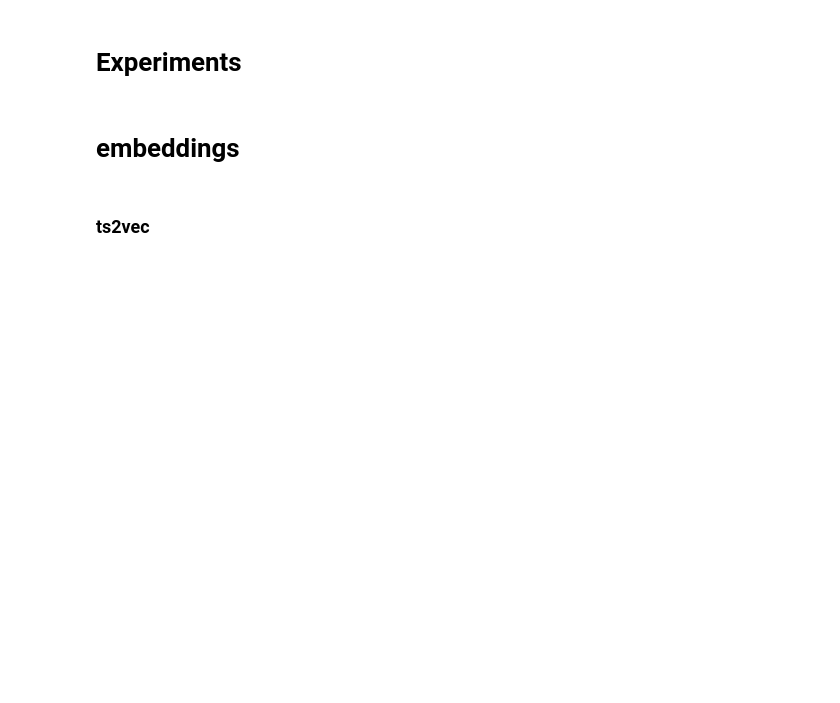
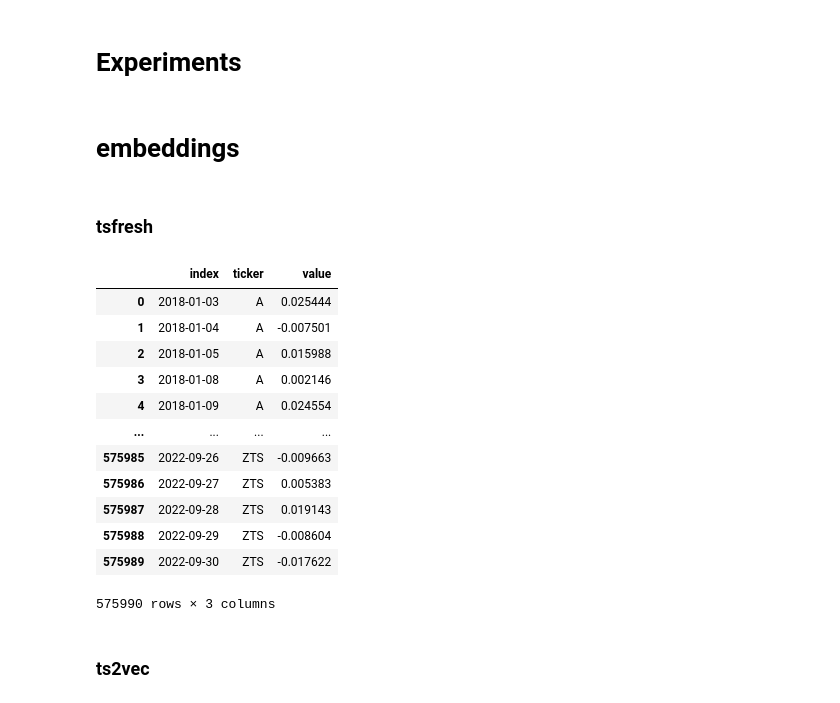
Before and after one commit to petrsokerin/Stock_clustering_3, a Jupyter notebook: Minimum pipeline.ipynb, the cells around one changed output. Cells and saved outputs as stored; diff of their text form; code cells hidden in the pictures; blank space fills up the shorter version.

```diff
--- a/Minimum pipeline.ipynb
+++ b/Minimum pipeline.ipynb
@@ -326,3 +326,5 @@ df_lstm = pd.read_csv(config['nn_lstm_data'], index_col=0).loc[tickers]
 emb_dict['neural_conv'] = df_conv.values
 emb_dict['neural_mlp'] = df_mlp.values
 emb_dict['neural_lstm'] = df_lstm.values
+# %% [markdown]
+### tsfresh
@@ -328,0 +337,18 @@ emb_dict['neural_lstm'] = df_lstm.values
+# %%
+df_to_tsfresh = df_pct.reset_index()
+df_to_tsfresh = pd.melt(df_to_tsfresh, id_vars=['index'], var_name='ticker')
+df_to_tsfresh
+# %% [output]
+|  | index | ticker | value |
+| 0 | 2018-01-03 | A | 0.025444 |
+| 1 | 2018-01-04 | A | -0.007501 |
+| 2 | 2018-01-05 | A | 0.015988 |
+| 3 | 2018-01-08 | A | 0.002146 |
+| 4 | 2018-01-09 | A | 0.024554 |
+| ... | ... | ... | ... |
+| 575985 | 2022-09-26 | ZTS | -0.009663 |
+| 575986 | 2022-09-27 | ZTS | 0.005383 |
+| 575987 | 2022-09-28 | ZTS | 0.019143 |
+| 575988 | 2022-09-29 | ZTS | -0.008604 |
+| 575989 | 2022-09-30 | ZTS | -0.017622 |
+575990 rows × 3 columns
```
Also changed, not shown: parts of 6 cells of this notebook, 1 other file.
